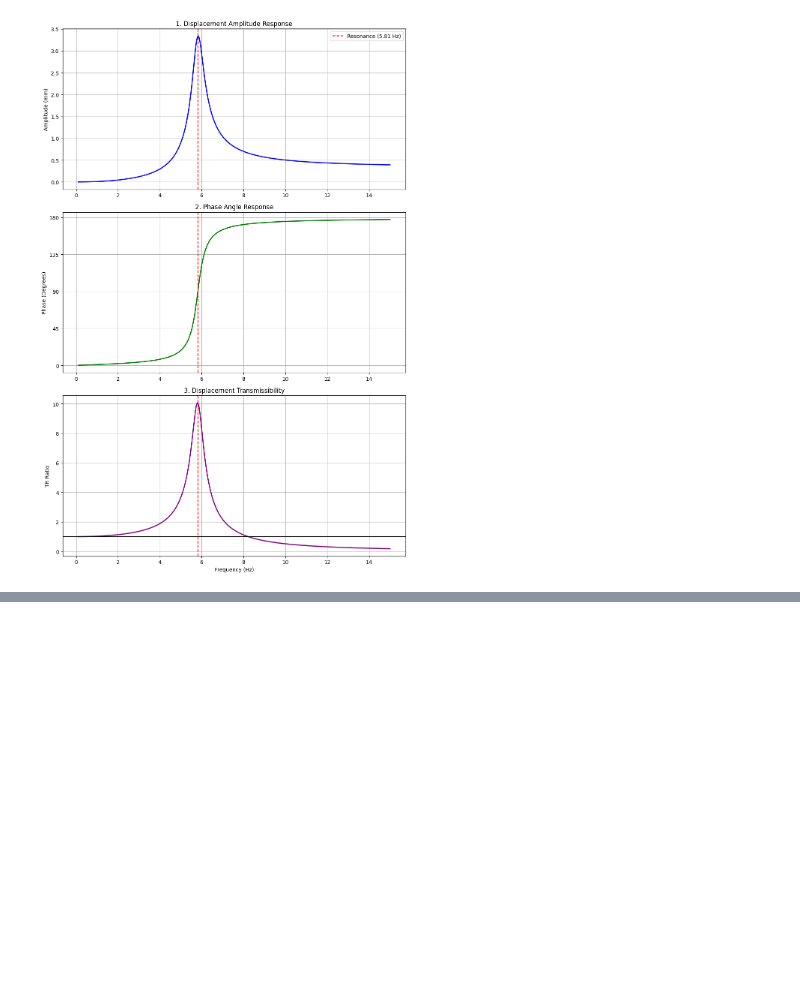
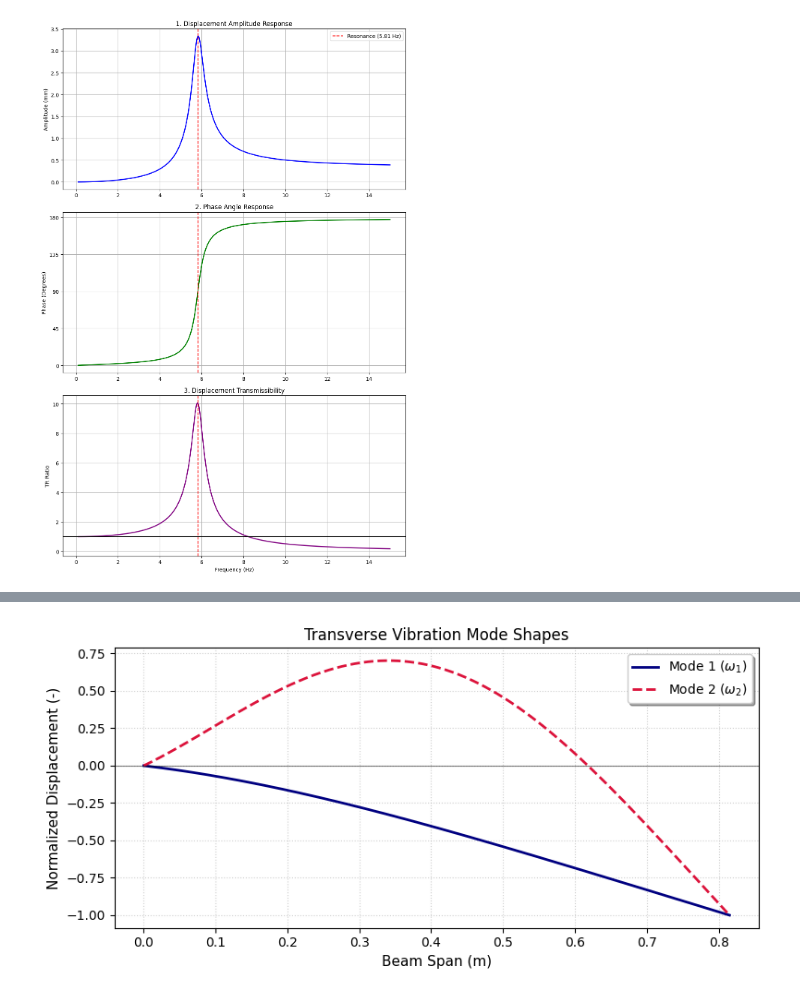
Before and after one commit to Du-nara/ME421-Mechanical-Systems-Lab-A3, a Jupyter notebook: Vibration/E_20_256_Vibration.ipynb, the cells around one changed output, grey strips where cells are left out. Drawn from its saved outputs; the diff is of its cells as text; code cells hidden in the pictures; blank space fills up the shorter version.

```diff
--- a/Vibration/E_20_256_Vibration.ipynb
+++ b/Vibration/E_20_256_Vibration.ipynb
@@ -266,0 +1025,42 @@ plt.show()
+# %%
+import matplotlib.pyplot as plt
+
+# --- Visualization Setup ---
+# Create a dense coordinate vector for smooth curves
+x_vals = np.linspace(0, L, 1000)
+
+# Evaluate the mode shapes (Vectorized)
+shape_m1 = eval_mode_shape(x_vals, beta1, L, EI_beam, k_theta)
+shape_m2 = eval_mode_shape(x_vals, beta2, L, EI_beam, k_theta)
+
+# Normalize amplitude to 1 for easier comparison
+norm_shape_m1 = shape_m1 / np.max(np.abs(shape_m1))
+norm_shape_m2 = shape_m2 / np.max(np.abs(shape_m2))
+
+# --- Plotting ---
+plt.figure(figsize=(8, 4)) # Adjusted figure size
+
+# Plot Mode 1 (Blue solid line)
+plt.plot(x_vals, norm_shape_m1,
+         color='navy', linestyle='-', linewidth=2,
+         label=r'Mode 1 ($\omega_1$)')
+
+# Plot Mode 2 (Red dashed line)
+plt.plot(x_vals, norm_shape_m2,
+         color='crimson', linestyle='--', linewidth=2,
+         label=r'Mode 2 ($\omega_2$)')
+
+# Aesthetics
+plt.axhline(0, color='black', linewidth=0.8, alpha=0.5) # Zero reference line
+plt.xlabel('Beam Span (m)', fontsize=11)
+plt.ylabel('Normalized Displacement (-)', fontsize=11)
+plt.title('Transverse Vibration Mode Shapes', fontsize=12)
+
+# Custom grid and legend
+plt.grid(True, which='both', linestyle=':', alpha=0.6)
+plt.legend(frameon=True, fancybox=True, shadow=True)
+
+plt.tight_layout()
+plt.show()
+# %% [output]
+[figure, added]
```
Also changed, not shown: parts of 109 cells of this notebook.
